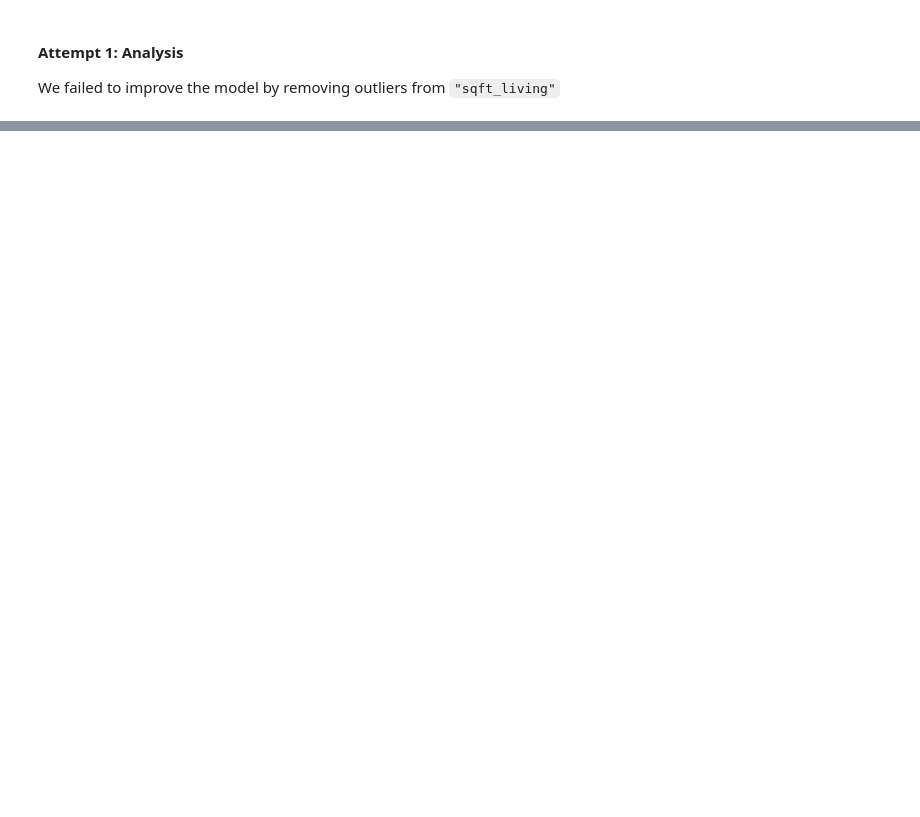
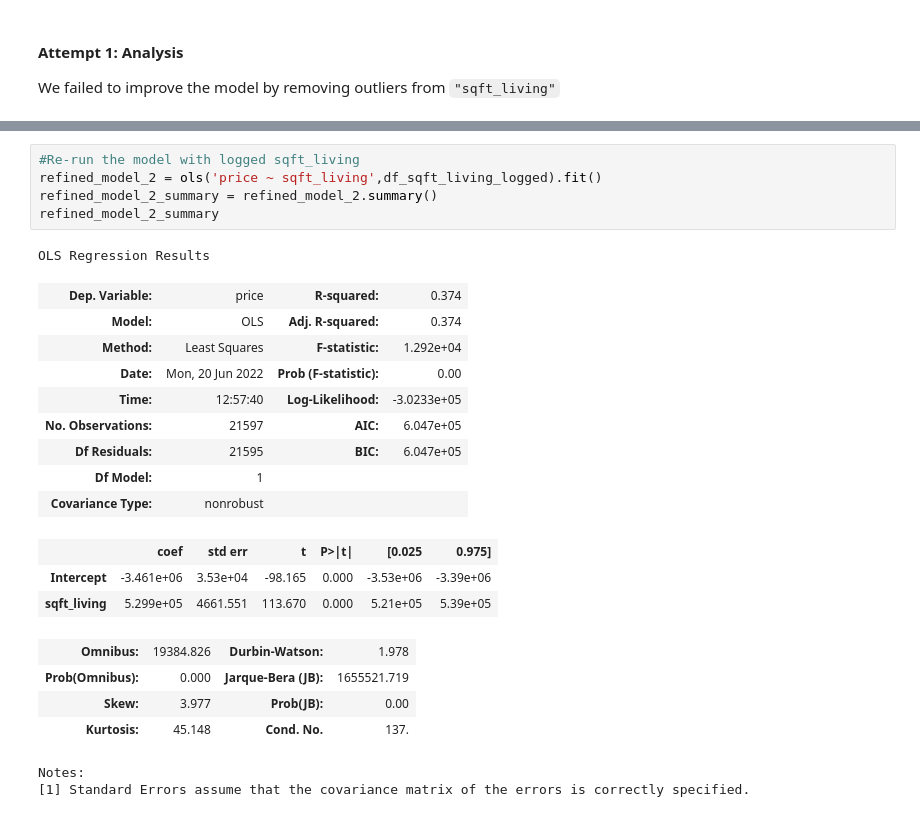
Before and after one commit to ondugba/Housing_Price_Predictor, a Jupyter notebook: Alex.ipynb, the cells around one changed output, grey strips where cells are left out. Drawn from its saved outputs; the diff is of its cells as text; blank space fills up the shorter version.

```diff
--- a/Alex.ipynb
+++ b/Alex.ipynb
@@ -384,0 +404,25 @@ ax2.set_title("Log Scale: sqft_living");
+# %%
+#Re-run the model with logged sqft_living
+refined_model_2 = ols('price ~ sqft_living',df_sqft_living_logged).fit()
+refined_model_2_summary = refined_model_2.summary()
+refined_model_2_summary
+# %% [output]
+OLS Regression Results
+| Dep. Variable: | price | R-squared: | 0.374 |
+| Model: | OLS | Adj. R-squared: | 0.374 |
+| Method: | Least Squares | F-statistic: | 1.292e+04 |
+| Date: | Mon, 20 Jun 2022 | Prob (F-statistic): | 0.00 |
+| Time: | 12:57:40 | Log-Likelihood: | -3.0233e+05 |
+| No. Observations: | 21597 | AIC: | 6.047e+05 |
+| Df Residuals: | 21595 | BIC: | 6.047e+05 |
+| Df Model: | 1 |  |  |
+| Covariance Type: | nonrobust |  |  |
+|  | coef | std err | t | P>|t| | [0.025 | 0.975] |
+| Intercept | -3.461e+06 | 3.53e+04 | -98.165 | 0.000 | -3.53e+06 | -3.39e+06 |
+| sqft_living | 5.299e+05 | 4661.551 | 113.670 | 0.000 | 5.21e+05 | 5.39e+05 |
+| Omnibus: | 19384.826 | Durbin-Watson: | 1.978 |
+| Prob(Omnibus): | 0.000 | Jarque-Bera (JB): | 1655521.719 |
+| Skew: | 3.977 | Prob(JB): | 0.00 |
+| Kurtosis: | 45.148 | Cond. No. | 137. |
+Notes:
+[1] Standard Errors assume that the covariance matrix of the errors is correctly specified.
```
Also changed, not shown: parts of 9 cells of this notebook.
